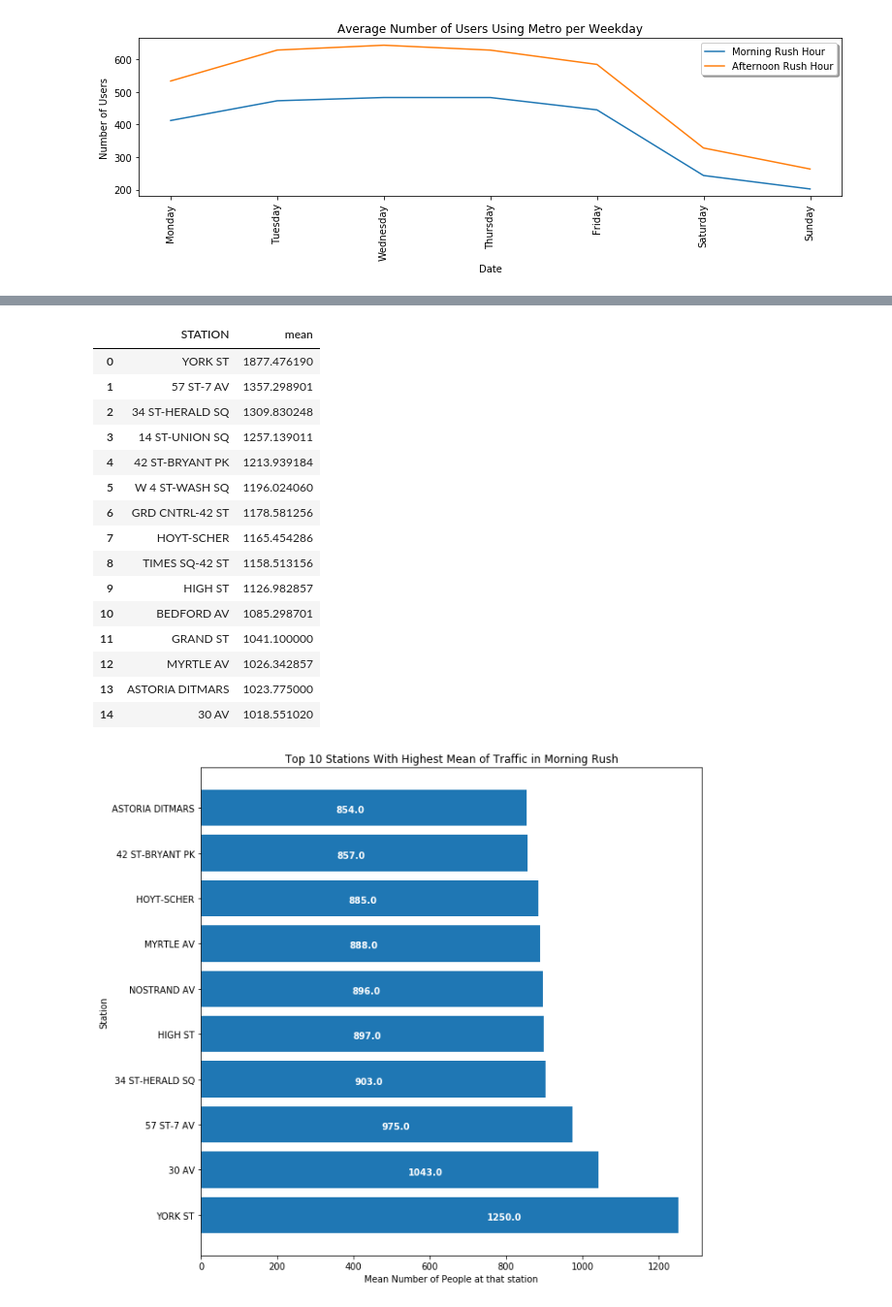
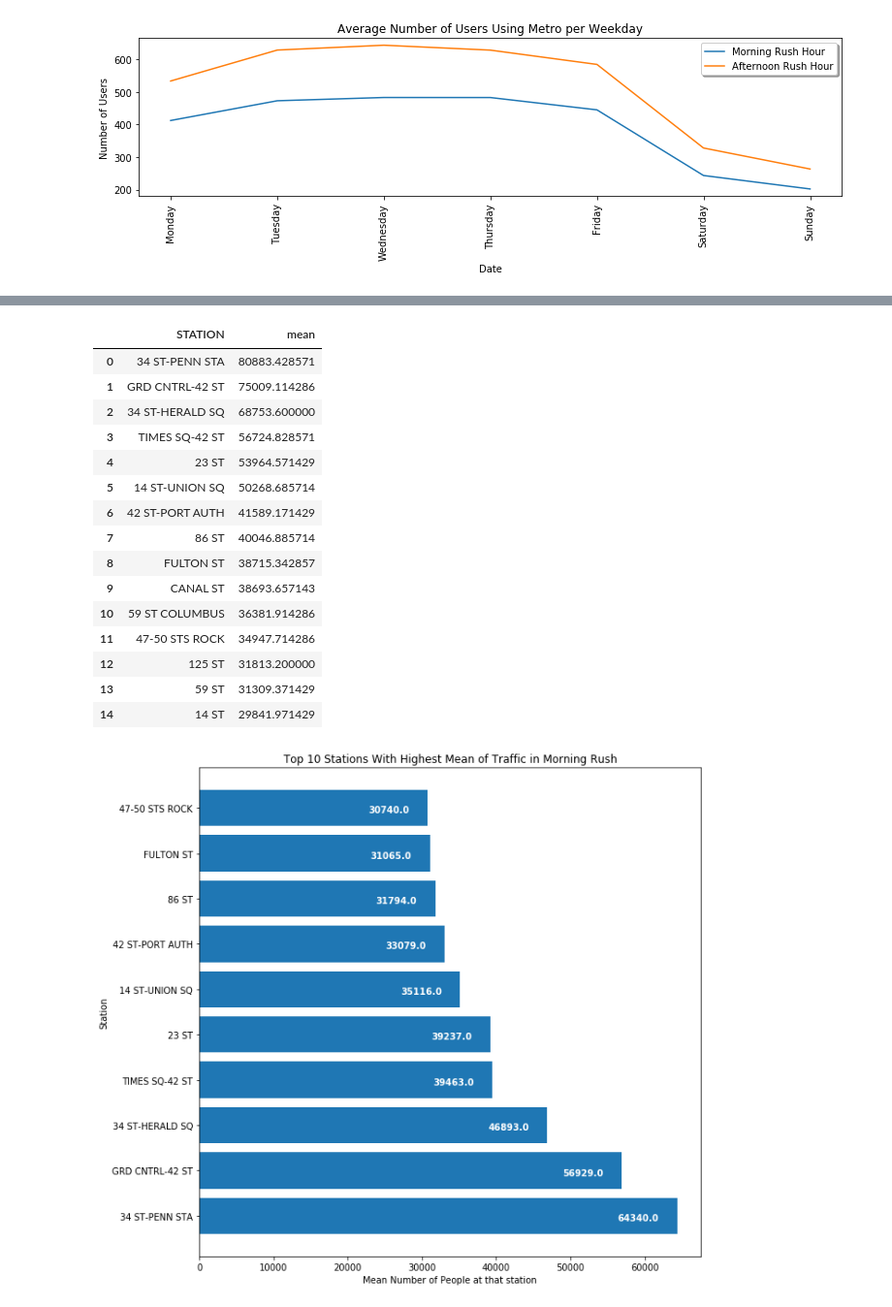
Before and after one commit to jporcaro1771/Gala_Project, a Jupyter notebook: Clean Turnstile Totals.ipynb, the cells around one changed output, grey strips where cells are left out. Shown at 97% size. Drawn from its saved outputs; the diff is of its cells as text; code cells hidden in the pictures.

```diff
--- a/Clean Turnstile Totals.ipynb
+++ b/Clean Turnstile Totals.ipynb
@@ -441,7 +445,7 @@ plt.legend(['Morning Rush Hour', 'Afternoon Rush Hour'], shadow = True, loc = 0)
 # %%
-station_mean_totals_df = new_df.groupby(['STATION', 'DATE', 'TIME'])['TOTALS'].agg({'mean'})
+station_mean_totals_df = new_df.groupby(['STATION', 'DATE', 'TIME'])['TOTALS'].agg({'sum'})
 station_mean_totals_df = station_mean_totals_df.reset_index()
-station_mean_totals_df = station_mean_totals_df.rename(columns={'mean': 'USERS'})
+station_mean_totals_df = station_mean_totals_df.rename(columns={'sum': 'USERS'})
 station_mean_totals_df.head(15)
 # %% [output]
 |  | STATION | DATE | TIME | USERS |
@@ -488,32 +492,32 @@ top_station_means_afternoon_rush_df = station_mean_totals_df_afternoon_rush.grou
 top_station_means_afternoon_rush_df.head(15)
 # %% [output]
 |  | STATION | mean |
-| 0 | YORK ST | 1877.476190 |
-| 1 | 57 ST-7 AV | 1357.298901 |
-| 2 | 34 ST-HERALD SQ | 1309.830248 |
-| 3 | 14 ST-UNION SQ | 1257.139011 |
-| 4 | 42 ST-BRYANT PK | 1213.939184 |
-| 5 | W 4 ST-WASH SQ | 1196.024060 |
-| 6 | GRD CNTRL-42 ST | 1178.581256 |
-| 7 | HOYT-SCHER | 1165.454286 |
-| 8 | TIMES SQ-42 ST | 1158.513156 |
-| 9 | HIGH ST | 1126.982857 |
-| 10 | BEDFORD AV | 1085.298701 |
-| 11 | GRAND ST | 1041.100000 |
-| 12 | MYRTLE AV | 1026.342857 |
-| 13 | ASTORIA DITMARS | 1023.775000 |
-| 14 | 30 AV | 1018.551020 |
+| 0 | 34 ST-PENN STA | 80883.428571 |
+| 1 | GRD CNTRL-42 ST | 75009.114286 |
+| 2 | 34 ST-HERALD SQ | 68753.600000 |
+| 3 | TIMES SQ-42 ST | 56724.828571 |
+| 4 | 23 ST | 53964.571429 |
+| 5 | 14 ST-UNION SQ | 50268.685714 |
+| 6 | 42 ST-PORT AUTH | 41589.171429 |
+| 7 | 86 ST | 40046.885714 |
+| 8 | FULTON ST | 38715.342857 |
+| 9 | CANAL ST | 38693.657143 |
+| 10 | 59 ST COLUMBUS | 36381.914286 |
+| 11 | 47-50 STS ROCK | 34947.714286 |
+| 12 | 125 ST | 31813.200000 |
+| 13 | 59 ST | 31309.371429 |
+| 14 | 14 ST | 29841.971429 |
 # %%
 plt.figure(figsize=(10,10))
 top_ten_morning_rush_station = top_station_means_morning_rush_df[0:10]
 plt.barh(top_ten_morning_rush_station['STATION'],top_ten_morning_rush_station['mean'])
 plt.xlabel('Mean Number of People at that station')
 plt.ylabel('Station')
 plt.title('Top 10 Stations With Highest Mean of Traffic in Morning Rush')
 for i, v in enumerate(top_ten_morning_rush_station['mean']):
-    plt.text(v-500, i-0.1, str(np.round(v)), color='white', fontweight='bold')
+    plt.text(v-8000, i-0.1, str(np.round(v)), color='white', fontweight='bold')
 # %% [output]
-[figure, old version]
+[figure, new version]
 # %%
 plt.figure(figsize=(20,10))
 
```
Also changed, not shown: parts of 11 cells of this notebook.
